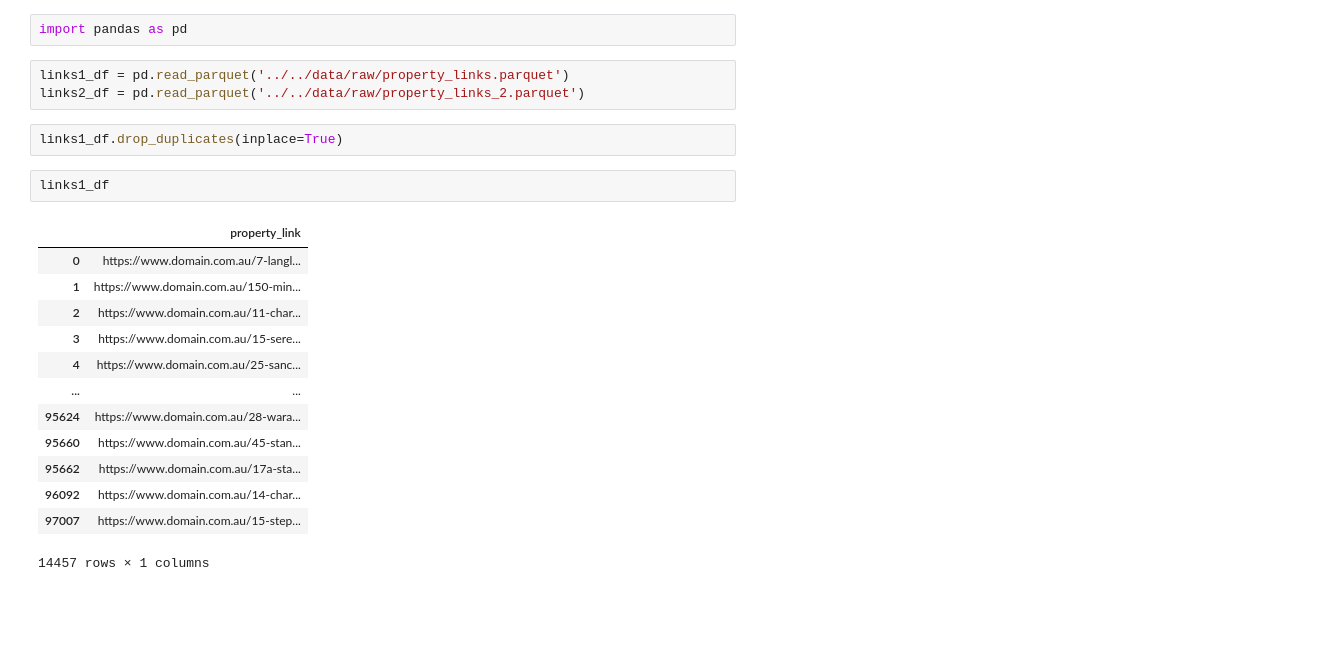
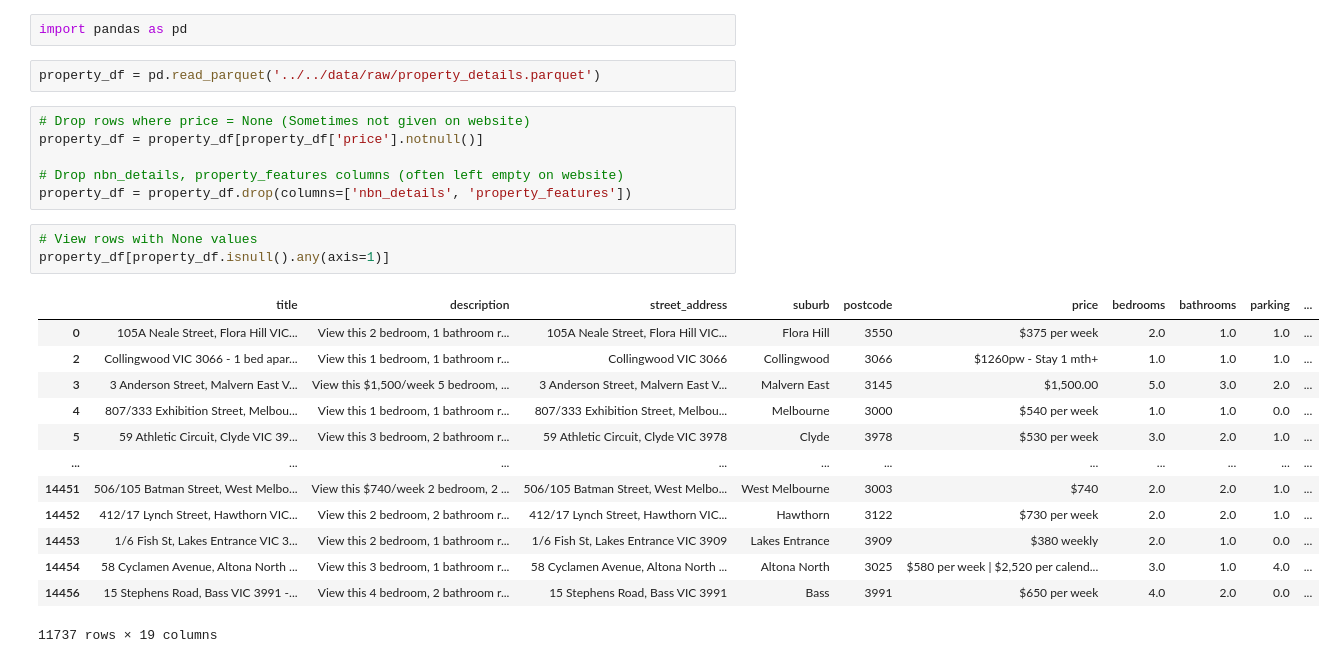
Before and after one commit to MAST30034-AppliedDataScience/project-2-group-real-estate-hexosergeantchelelebratebonitz, a Jupyter notebook: notebooks/Aarav/data_preprocessing.ipynb, the cells around one changed output. Saved outputs shown, nothing was run; the diff lists cells and outputs as text; blank space fills up the shorter version.

Commit message:
Finished scraping domain.com.au, started initial data_preprocessing.

```diff
--- a/notebooks/Aarav/data_preprocessing.ipynb
+++ b/notebooks/Aarav/data_preprocessing.ipynb
@@ -1,23 +1,27 @@
 # %%
 import pandas as pd
 # %%
-links1_df = pd.read_parquet('../../data/raw/property_links.parquet')
-links2_df = pd.read_parquet('../../data/raw/property_links_2.parquet')
+property_df = pd.read_parquet('../../data/raw/property_details.parquet')
-# %%
-links1_df.drop_duplicates(inplace=True)
-# %%
-links1_df
-# %% [output]
-|  | property_link |
-| 0 | https://www.domain.com.au/7-langl... |
-| 1 | https://www.domain.com.au/150-min... |
-| 2 | https://www.domain.com.au/11-char... |
-| 3 | https://www.domain.com.au/15-sere... |
-| 4 | https://www.domain.com.au/25-sanc... |
-| ... | ... |
-| 95624 | https://www.domain.com.au/28-wara... |
-| 95660 | https://www.domain.com.au/45-stan... |
-| 95662 | https://www.domain.com.au/17a-sta... |
-| 96092 | https://www.domain.com.au/14-char... |
-| 97007 | https://www.domain.com.au/15-step... |
-14457 rows × 1 columns
+# %%
+# Drop rows where price = None (Sometimes not given on website)
+property_df = property_df[property_df['price'].notnull()]
+
+# Drop nbn_details, property_features columns (often left empty on website)
+property_df = property_df.drop(columns=['nbn_details', 'property_features'])
+# %%
+# View rows with None values
+property_df[property_df.isnull().any(axis=1)]
+# %% [output]
+|  | title | description | street_address | suburb | postcode | price | bedrooms | bathrooms | parking | ... |
+| 0 | 105A Neale Street, Flora Hill VIC... | View this 2 bedroom, 1 bathroom r... | 105A Neale Street, Flora Hill VIC... | Flora Hill | 3550 | $375 per week | 2.0 | 1.0 | 1.0 | ... |
+| 2 | Collingwood VIC 3066 - 1 bed apar... | View this 1 bedroom, 1 bathroom r... | Collingwood VIC 3066 | Collingwood | 3066 | $1260pw - Stay 1 mth+ | 1.0 | 1.0 | 1.0 | ... |
+| 3 | 3 Anderson Street, Malvern East V... | View this $1,500/week 5 bedroom, ... | 3 Anderson Street, Malvern East V... | Malvern East | 3145 | $1,500.00 | 5.0 | 3.0 | 2.0 | ... |
+| 4 | 807/333 Exhibition Street, Melbou... | View this 1 bedroom, 1 bathroom r... | 807/333 Exhibition Street, Melbou... | Melbourne | 3000 | $540 per week | 1.0 | 1.0 | 0.0 | ... |
+| 5 | 59 Athletic Circuit, Clyde VIC 39... | View this 3 bedroom, 2 bathroom r... | 59 Athletic Circuit, Clyde VIC 3978 | Clyde | 3978 | $530 per week | 3.0 | 2.0 | 1.0 | ... |
+| ... | ... | ... | ... | ... | ... | ... | ... | ... | ... | ... |
+| 14451 | 506/105 Batman Street, West Melbo... | View this $740/week 2 bedroom, 2 ... | 506/105 Batman Street, West Melbo... | West Melbourne | 3003 | $740 | 2.0 | 2.0 | 1.0 | ... |
+| 14452 | 412/17 Lynch Street, Hawthorn VIC... | View this 2 bedroom, 2 bathroom r... | 412/17 Lynch Street, Hawthorn VIC... | Hawthorn | 3122 | $730 per week | 2.0 | 2.0 | 1.0 | ... |
+| 14453 | 1/6 Fish St, Lakes Entrance VIC 3... | View this 2 bedroom, 1 bathroom r... | 1/6 Fish St, Lakes Entrance VIC 3909 | Lakes Entrance | 3909 | $380 weekly | 2.0 | 1.0 | 0.0 | ... |
+| 14454 | 58 Cyclamen Avenue, Altona North ... | View this 3 bedroom, 1 bathroom r... | 58 Cyclamen Avenue, Altona North ... | Altona North | 3025 | $580 per week | $2,520 per calend... | 3.0 | 1.0 | 4.0 | ... |
+| 14456 | 15 Stephens Road, Bass VIC 3991 -... | View this 4 bedroom, 2 bathroom r... | 15 Stephens Road, Bass VIC 3991 | Bass | 3991 | $650 per week | 4.0 | 2.0 | 0.0 | ... |
+11737 rows × 19 columns
```
Also changed, not shown: 3 other files.
